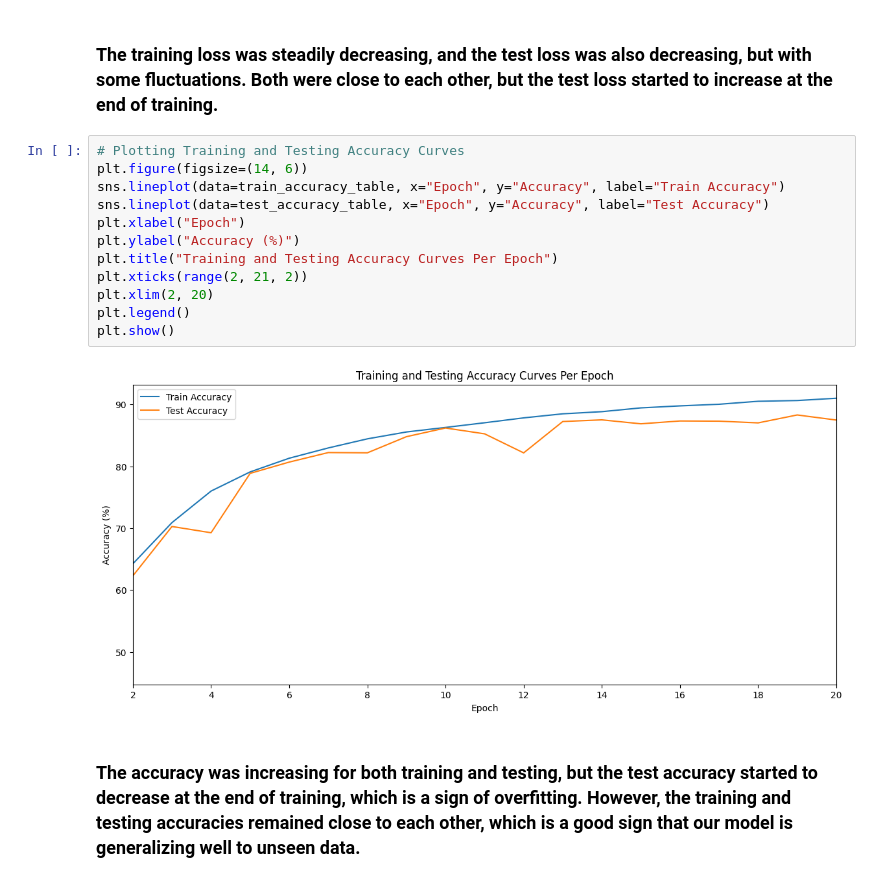
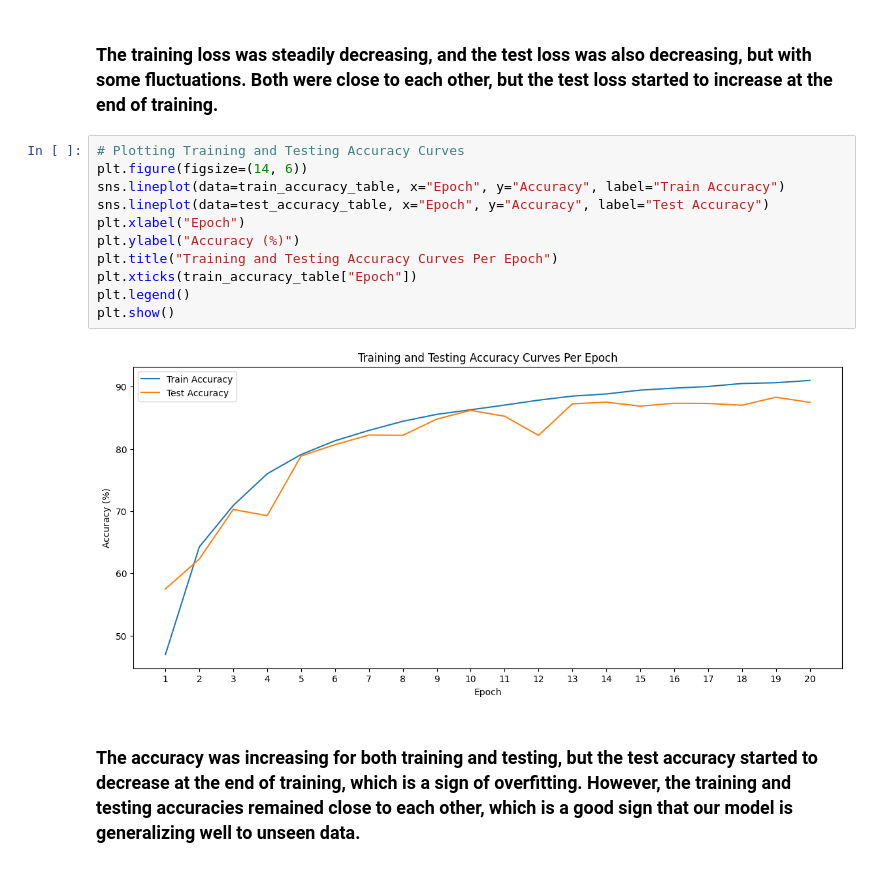
Before and after one commit to AhmedElshazlyAE/CNN-Image-Classifier, a Jupyter notebook: ResNetFromScratch+Data-Augmentation.ipynb, the cells around one changed output. Drawn from its saved outputs; the diff is of its cells as text.

```diff
--- a/ResNetFromScratch+Data-Augmentation.ipynb
+++ b/ResNetFromScratch+Data-Augmentation.ipynb
@@ -410,17 +410,16 @@ plt.show()
 # %%
 # Plotting Training and Testing Accuracy Curves
 plt.figure(figsize=(14, 6))
 sns.lineplot(data=train_accuracy_table, x="Epoch", y="Accuracy", label="Train Accuracy")
 sns.lineplot(data=test_accuracy_table, x="Epoch", y="Accuracy", label="Test Accuracy")
 plt.xlabel("Epoch")
 plt.ylabel("Accuracy (%)")
 plt.title("Training and Testing Accuracy Curves Per Epoch")
-plt.xticks(range(2, 21, 2))
-plt.xlim(2, 20)
+plt.xticks(train_accuracy_table["Epoch"])
 plt.legend()
 plt.show()
 # %% [output]
-[figure, old version]
+[figure, new version]
 # %% [markdown]
 ### The accuracy was increasing for both training and testing, but the test accuracy started to decrease at the end of training, which is a sign of overfitting. However, the training and testing accuracies remained close to each other, which is a good sign that our model is generalizing well to unseen data.
 # %%
```
Also changed, not shown: parts of 1 cell of this notebook, 2 other files.
